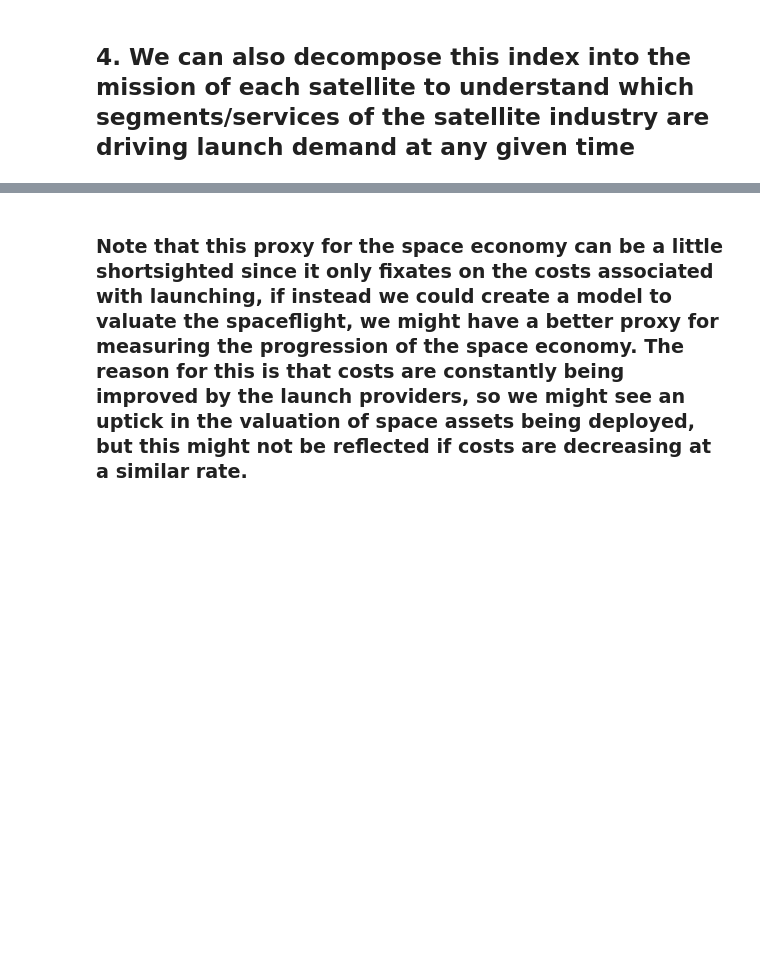
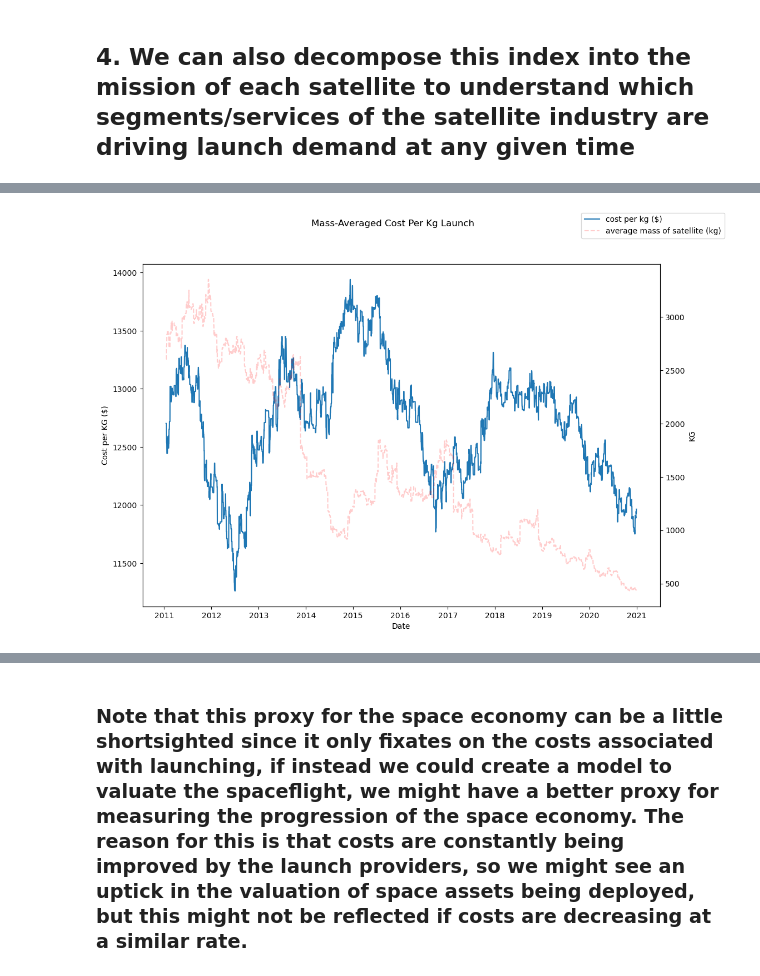
Before and after one commit to LuckyLeqi/CME291, a Jupyter notebook: launches.ipynb, the cells around one changed output, grey strips where cells are left out. Drawn from its saved outputs; the diff is of its cells as text; code cells hidden in the pictures; blank space fills up the shorter version.

```diff
--- a/launches.ipynb
+++ b/launches.ipynb
@@ -196,0 +209,40 @@ fig.set_size_inches((10, 8))
+# %%
+mitre['Launch Date - Actual from Launch Events'] = pd.to_datetime(mitre['Launch Date - Actual from Launch Events'])
+mass_weighted_cost_df = mitre[['Launch Date - Actual from Launch Events', 'cost_kg', 'Mass at Launch kg']]
+mass_weighted_cost_df = mass_weighted_cost_df.dropna(axis = 0)
+true_idx = pd.date_range(mitre['Launch Date - Actual from Launch Events'].sort_values().values[0], mitre['Launch Date - Actual from Launch Events'].sort_values().values[-1])
+
+
+#Note I didn't have time to try and do exactly what I wanted in pandas, but from a style standpoint, would have been better to do a rolling function on the df with a custom lambda function
+cost_index_list = list()
+average_mass = list()
+cost_index_date = list()
+for date in true_idx:
+    d_range = date - pd.Timedelta(days=364)
+    filtered = mass_weighted_cost_df[mass_weighted_cost_df['Launch Date - Actual from Launch Events'].between(d_range, date, inclusive=True)]
+    total_mass = filtered['Mass at Launch kg'].sum()
+    mass_averaged_cost = ((filtered['Mass at Launch kg'] * filtered['cost_kg']) / total_mass).sum()
+    cost_index_list.append(mass_averaged_cost)
+    cost_index_date.append(date)
+    average_mass.append(filtered['Mass at Launch kg'].mean())
+
+cost_index_list, cost_index_date, average_mass = cost_index_list[365:], cost_index_date[365:], average_mass[365:]
+cost_index = pd.DataFrame({'Date': cost_index_date, 'cost': cost_index_list, 'avg_mass': average_mass})
+cost_index = cost_index.set_index('Date')
+# %%
+fig, ax1 = plt.subplots()
+ax2 = ax1.twinx()
+
+ax1.plot(cost_index['cost'], label = 'cost per kg ($)')
+ax2.plot(cost_index['avg_mass'], label = 'average mass of satellite (kg)', color = 'red', linestyle = '--', alpha = 0.2)
+
+fig.suptitle("Mass-Averaged Cost Per Kg Launch")
+ax1.set_xlabel("Date")
+ax1.set_ylabel("Cost per KG ($)")
+ax2.set_ylabel("KG")
+fig.legend()
+
+
+fig.set_size_inches((12,8))
+# %% [output]
+[figure, added]
```
Also changed, not shown: parts of 6 cells of this notebook.
